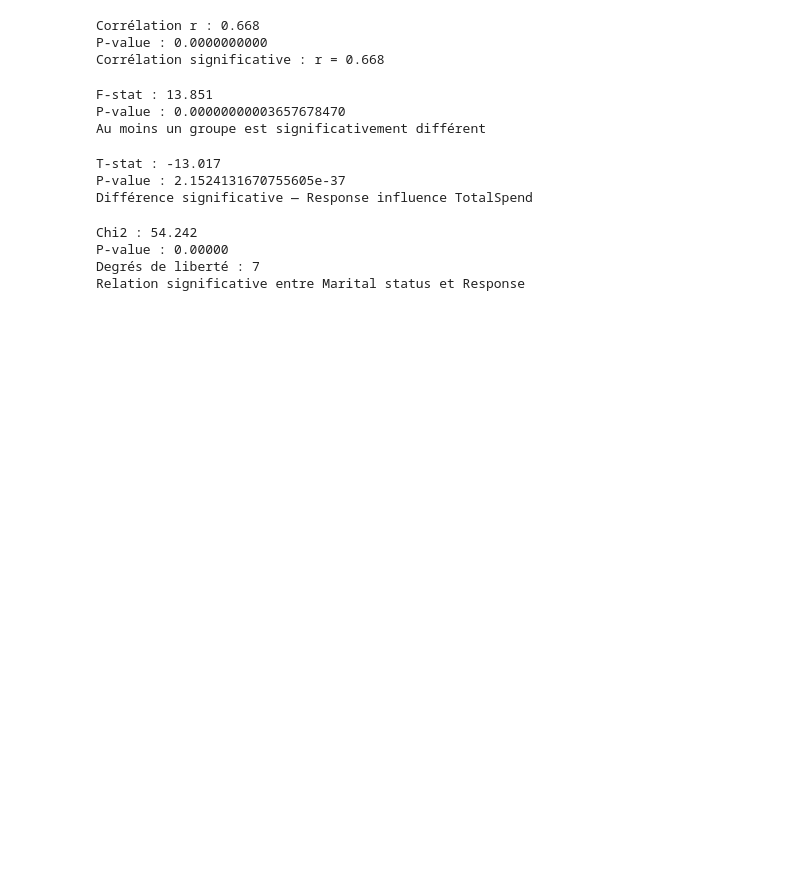
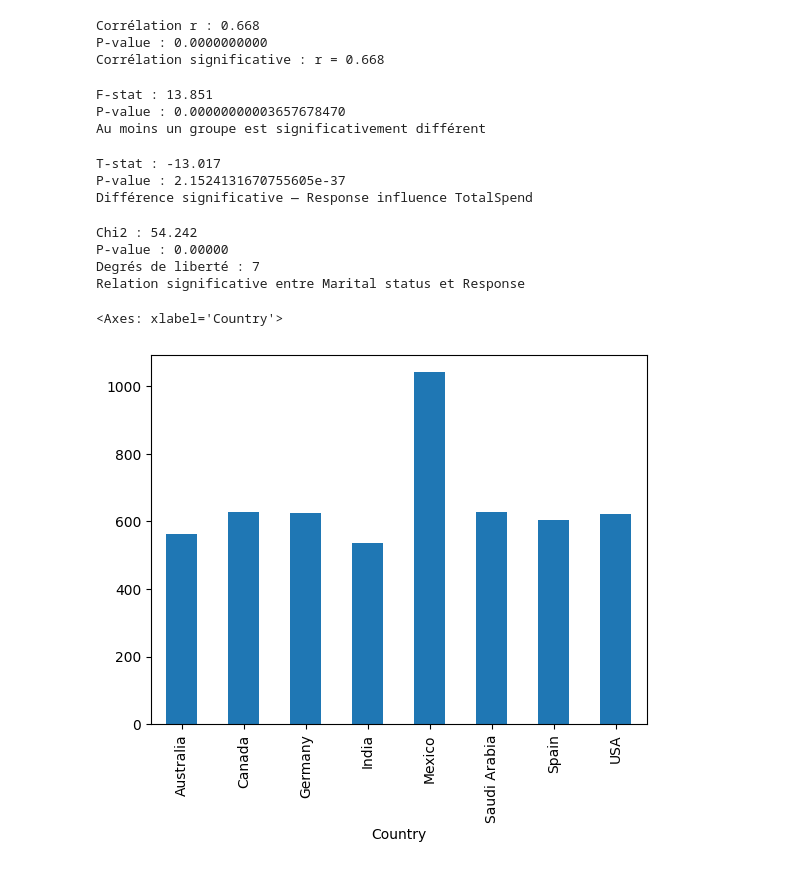
Before and after one commit to nouresho/campagnes-marketing, a Jupyter notebook: exploration.ipynb, the cells around one changed output. Cells and saved outputs as stored; diff of their text form; code cells hidden in the pictures; blank space fills up the shorter version.

```diff
--- a/exploration.ipynb
+++ b/exploration.ipynb
@@ -280,3 +280,8 @@ Chi2 : 54.242
 P-value : 0.00000
 Degrés de liberté : 7
 Relation significative entre Marital status et Response
+# %%
+df.groupby("Country")["TotalSpend"].mean().plot(kind="bar")
+# %% [output]
+<Axes: xlabel='Country'>
+[figure, added]
```
Also changed, not shown: parts of 1 cell of this notebook, 1 other file.
